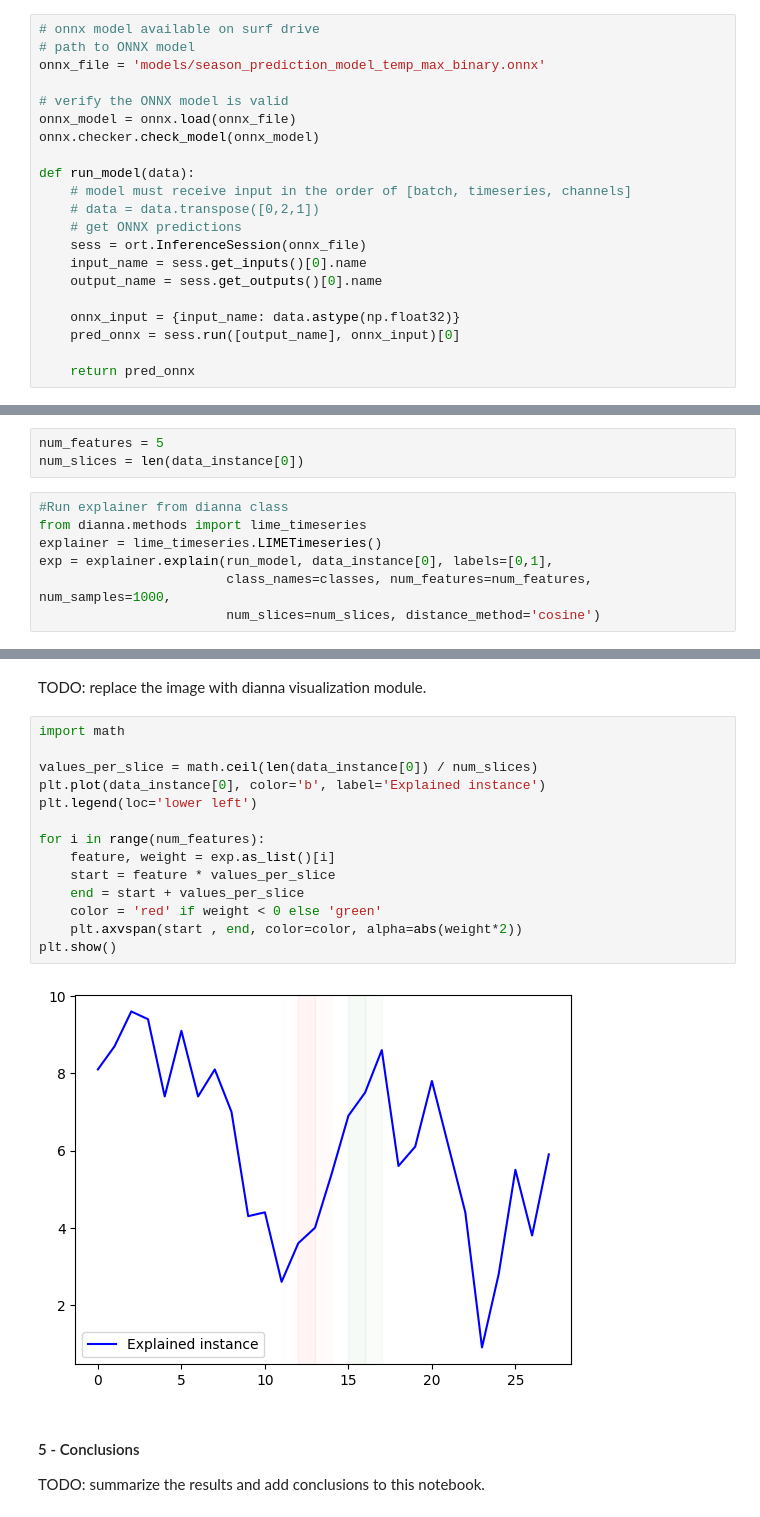
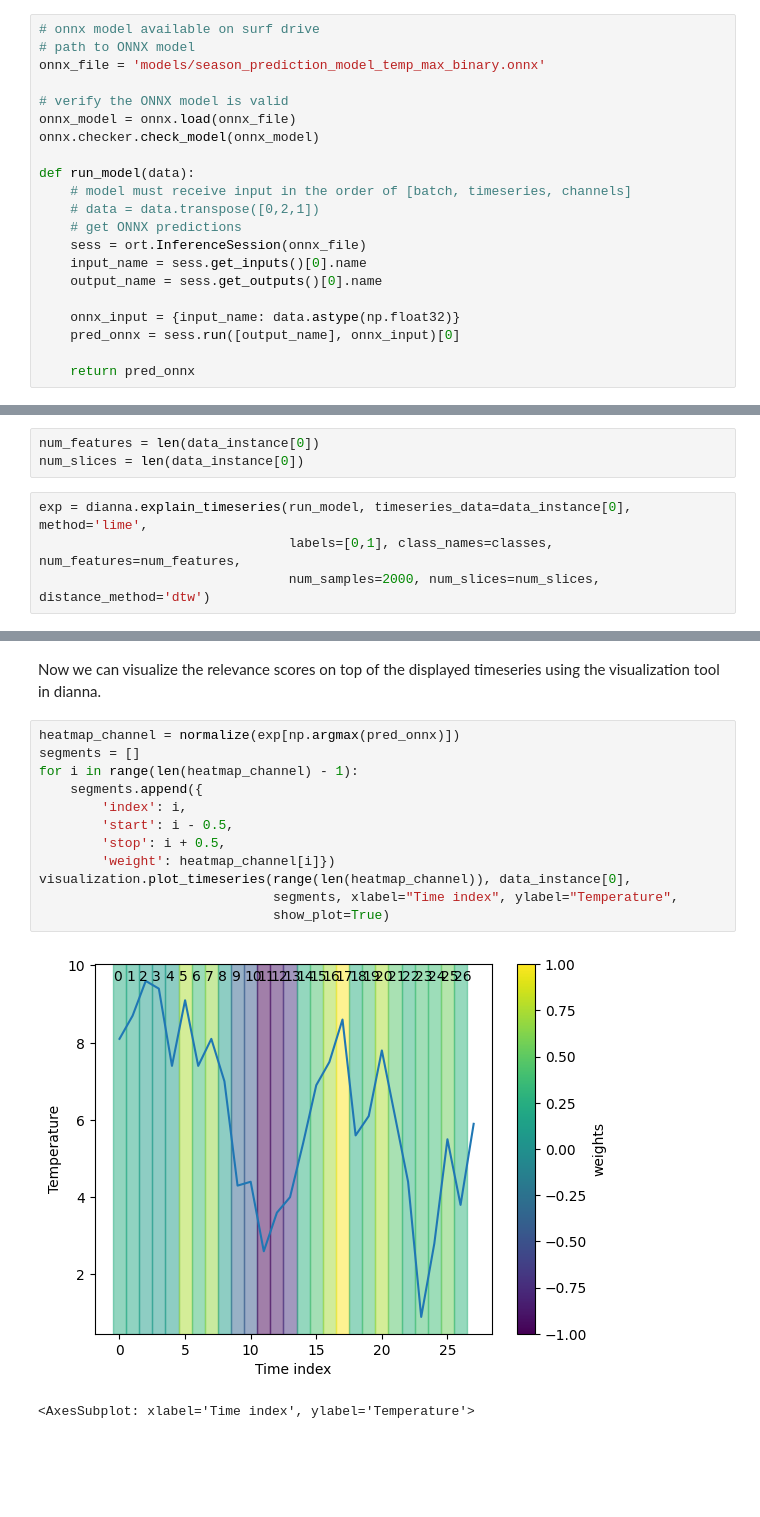
Before and after one commit to dianna-ai/dianna, a Jupyter notebook: tutorials/lime_timeseries_weather.ipynb, the cells around one changed output, grey strips where cells are left out. Cells and saved outputs as stored; diff of their text form; blank space fills up the shorter version.

```diff
--- a/tutorials/lime_timeseries_weather.ipynb
+++ b/tutorials/lime_timeseries_weather.ipynb
@@ -257,10 +244,7 @@ The actual class is: winter
 # %%
-num_features = 5
+num_features = len(data_instance[0])
 num_slices = len(data_instance[0])
 # %%
-#Run explainer from dianna class
-from dianna.methods import lime_timeseries
-explainer = lime_timeseries.LIMETimeseries()
-exp = explainer.explain(run_model, data_instance[0], labels=[0,1],
-                        class_names=classes, num_features=num_features, num_samples=1000,
-                        num_slices=num_slices, distance_method='cosine')
+exp = dianna.explain_timeseries(run_model, timeseries_data=data_instance[0], method='lime',
+                                labels=[0,1], class_names=classes, num_features=num_features,
+                                num_samples=2000, num_slices=num_slices, distance_method='dtw')
@@ -275,21 +253,17 @@ exp.as_pyplot_figure()
-# %% [markdown]
-TODO: replace the image with dianna visualization module.
-# %%
-import math
-
-values_per_slice = math.ceil(len(data_instance[0]) / num_slices)
-plt.plot(data_instance[0], color='b', label='Explained instance')
-plt.legend(loc='lower left')
-
-for i in range(num_features):
-    feature, weight = exp.as_list()[i]
-    start = feature * values_per_slice
-    end = start + values_per_slice
-    color = 'red' if weight < 0 else 'green'
-    plt.axvspan(start , end, color=color, alpha=abs(weight*2))
-plt.show()
-# %% [output]
-[figure, removed]
-# %% [markdown]
-#### 5 - Conclusions
-TODO: summarize the results and add conclusions to this notebook.
+# %% [markdown]
+Now we can visualize the relevance scores on top of the displayed timeseries using the visualization tool in dianna.
+# %%
+heatmap_channel = normalize(exp[np.argmax(pred_onnx)])
+segments = []
+for i in range(len(heatmap_channel) - 1):
+    segments.append({
+        'index': i,
+        'start': i - 0.5,
+        'stop': i + 0.5,
+        'weight': heatmap_channel[i]})
+visualization.plot_timeseries(range(len(heatmap_channel)), data_instance[0],
+                              segments, xlabel="Time index", ylabel="Temperature",
+                              show_plot=True)
+# %% [output]
+[figure, added]
+<AxesSubplot: xlabel='Time index', ylabel='Temperature'>
```
Also changed, not shown: parts of 14 cells of this notebook, 4 other files.
